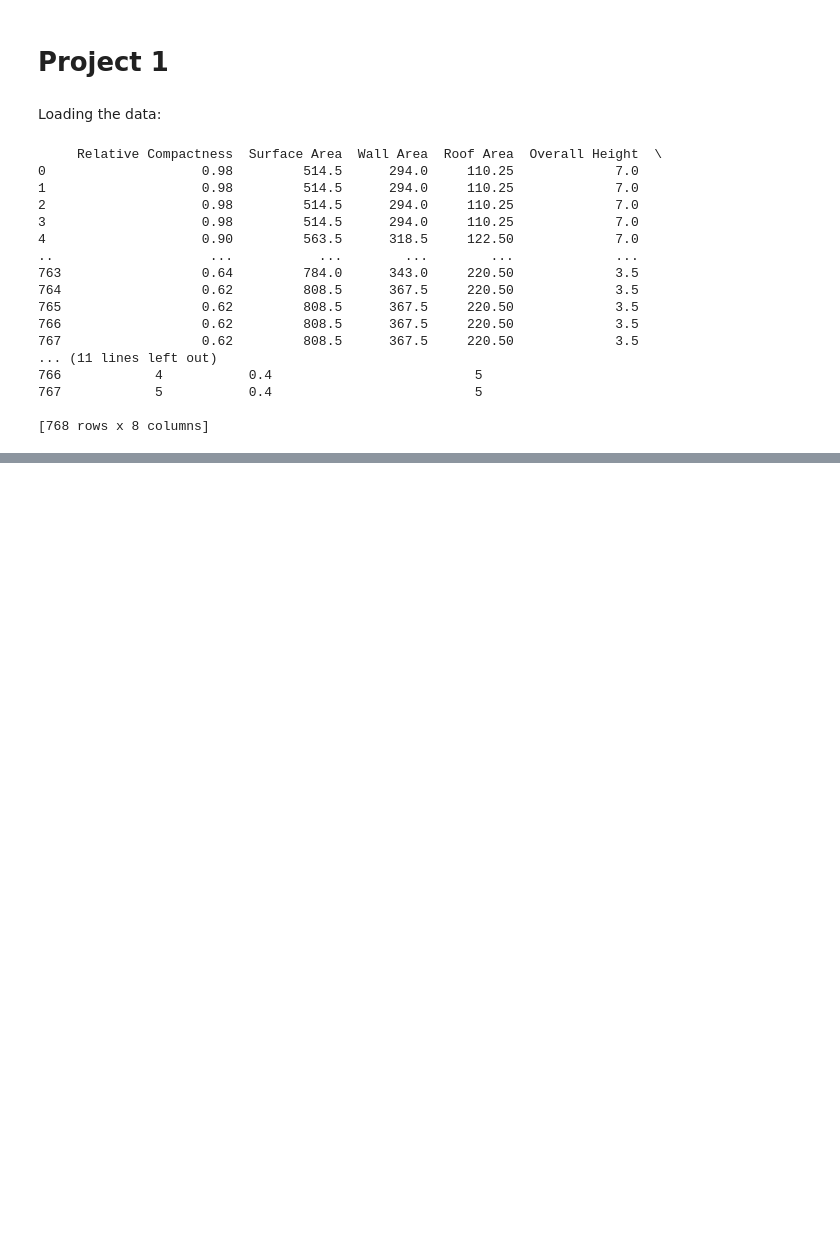
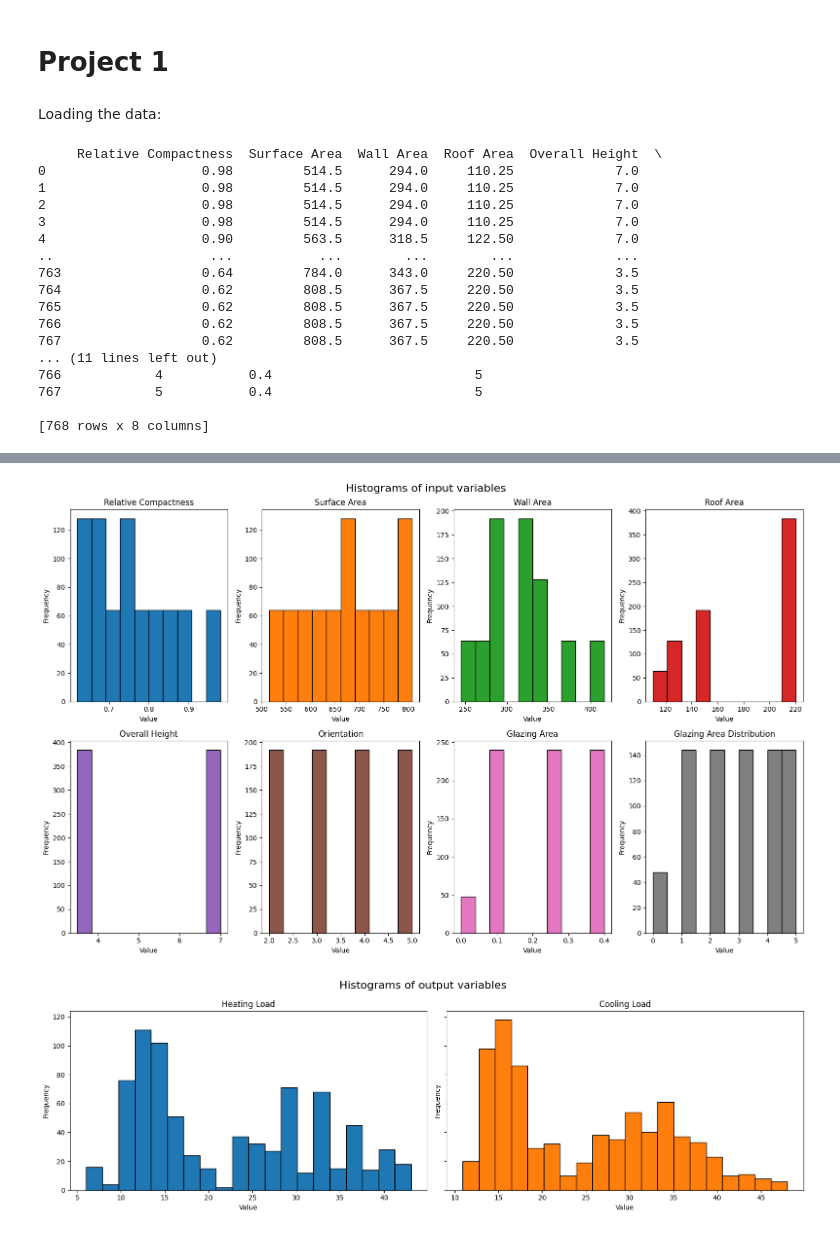
Before and after one commit to Pakkutaq/ml_project1, a Jupyter notebook: visualization.ipynb, the cells around one changed output, grey strips where cells are left out. Saved outputs shown, nothing was run; the diff lists cells and outputs as text; code cells hidden in the pictures; blank space fills up the shorter version.

```diff
--- a/visualization.ipynb
+++ b/visualization.ipynb
@@ -36,0 +65,29 @@ print(X)
+# %%
+fig, axs = plt.subplots(2, 4, figsize=(16, 10))
+fig.suptitle("Histograms of input variables", fontsize=16)
+
+for i in range(2):
+    for j in range(4):
+        attr = i*4 + j
+        axs[i, j].hist(X.iloc[:, attr], color=f"C{attr}", bins=10, edgecolor='black')
+        axs[i, j].set_title(X.columns[attr], fontsize=12)
+        axs[i, j].set_xlabel("Value", fontsize=10)
+        axs[i, j].set_ylabel("Frequency", fontsize=10)
+
+plt.tight_layout()
+plt.show()
+
+fig, axs = plt.subplots(1, 2, figsize=(16, 5), sharey=True)
+fig.suptitle("Histograms of output variables", fontsize=16)
+
+for i in range(2):
+    axs[i].hist(y.iloc[:, i], color=f"C{i}", bins=20, edgecolor='black')
+    axs[i].set_title(y.columns[i], fontsize=12)
+    axs[i].set_xlabel("Value", fontsize=10)
+    axs[i].set_ylabel("Frequency", fontsize=10)
+
+plt.tight_layout()
+plt.show()
+# %% [output]
+[figure, added]
+[figure, added]
```
Also changed, not shown: parts of 6 cells of this notebook, 1 other file.
